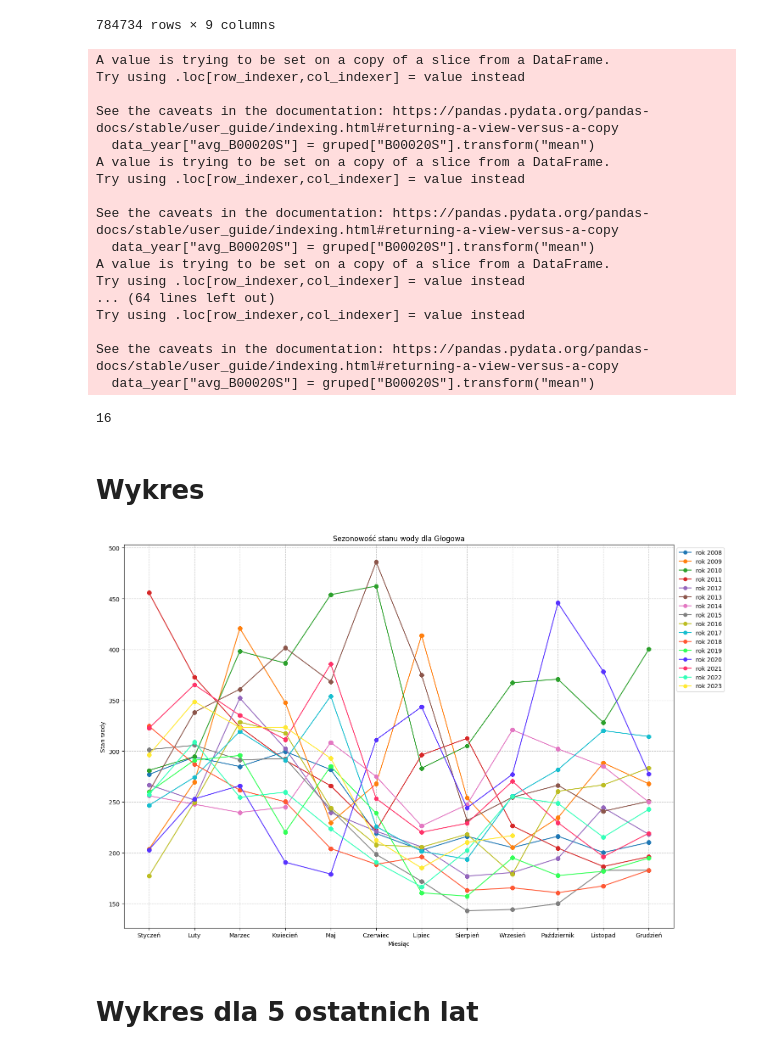
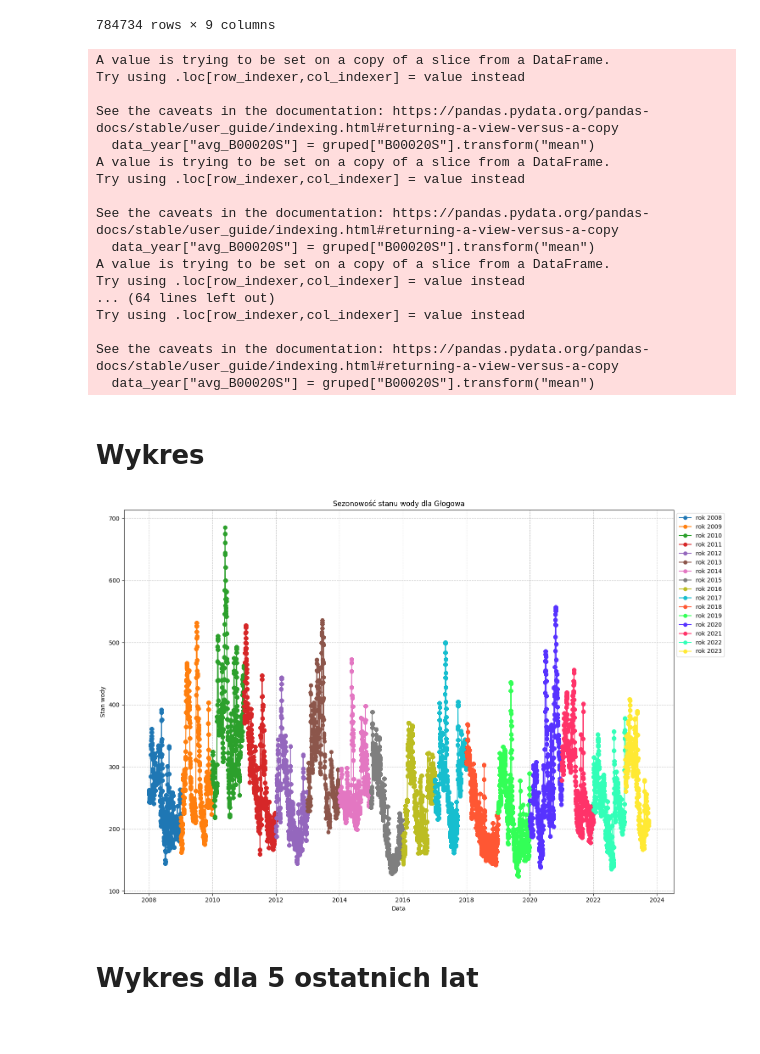
Before and after one commit to math-insight/water-level-estimation, a Jupyter notebook: water_level_charts.ipynb, the cells around one changed output. Cells and saved outputs as stored; diff of their text form; code cells hidden in the pictures.

Commit message:
Update water_level_charts.ipynb
Podział na lata i każdy dzień

```diff
--- a/water_level_charts.ipynb
+++ b/water_level_charts.ipynb
@@ -52,14 +52,13 @@ def df(water_level):
 
     for year in range(2008,2024):
         data_year = water_level[water_level["Year"] == year]
-        gruped = data_year.groupby("Month")
+        gruped = data_year.groupby(["Year","Month","Day"])
         data_year["avg_B00020S"] = gruped["B00020S"].transform("mean")
         data_frame.append(data_year)
 
     return data_frame
 
 data_frame = df(water_level)
-len(data_frame)
 # %% [output]
 A value is trying to be set on a copy of a slice from a DataFrame.
 Try using .loc[row_indexer,col_indexer] = value instead
@@ -78,39 +77,37 @@ Try using .loc[row_indexer,col_indexer] = value instead
 
 See the caveats in the documentation: https://pandas.pydata.org/pandas-docs/stable/user_guide/indexing.html#returning-a-view-versus-a-copy
   data_year["avg_B00020S"] = gruped["B00020S"].transform("mean")
-16
 # %% [markdown]
 # Wykres
 # %%
 # Tworzenie figury o określonym rozmiarze
 plt.figure(figsize=(15, 10))
 colors = ['#1f77b4', '#ff7f0e', '#2ca02c', '#d62728', '#9467bd', '#8c564b', '#e377c2', '#7f7f7f', '#bcbd22', '#17becf', '#FF5733', '#33FF57', '#5733FF', '#FF3369', '#33FFB8', '#FFE933']
 
 
 # Iteracja przez lata w ramce danych
 for i, year in enumerate(range(2008, 2024)):
     df_year = data_frame[year - 2008]
-    plt.plot(df_year["Month"], df_year["avg_B00020S"], linestyle='-', marker="o", label=f'rok {year}', color=colors[i])
+    plt.plot(df_year["Date"], df_year["avg_B00020S"], linestyle='-', marker="o", label=f'rok {year}', color=colors[i])
 
 # Dodanie tytułu i etykiet osi
 plt.title('Sezonowość stanu wody dla Głogowa')
-plt.xlabel('Miesiąc')
+plt.xlabel('Data')
 plt.ylabel('Stan wody')
 
 # Dodanie legendy w górnym lewym rogu
 plt.legend(loc='upper left', bbox_to_anchor=(1,1))
 
 # Ustawienie etykiet na osi X i dodanie siatki
-plt.xticks(range(1,13),["Styczeń", "Luty", "Marzec", "Kwiecień", "Maj", "Czerwiec", "Lipiec", "Sierpień", "Wrzesień", "Październik", "Listopad", "Grudzień"])
 plt.grid(linestyle='--', alpha=0.7)
 
 # Automatyczne dostosowanie układu
 plt.tight_layout()
 
 # Wyświetlenie wykresu
 plt.show()
 # %% [output]
-[figure, old version]
+[figure, new version]
 # %% [markdown]
 # Wykres dla 5 ostatnich lat
 # %%
```
Also changed, not shown: parts of 1 cell of this notebook.
